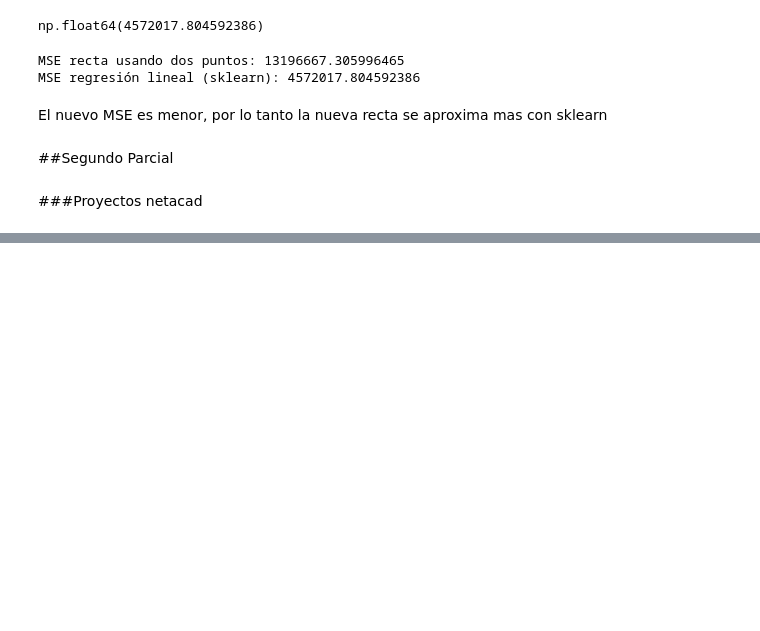
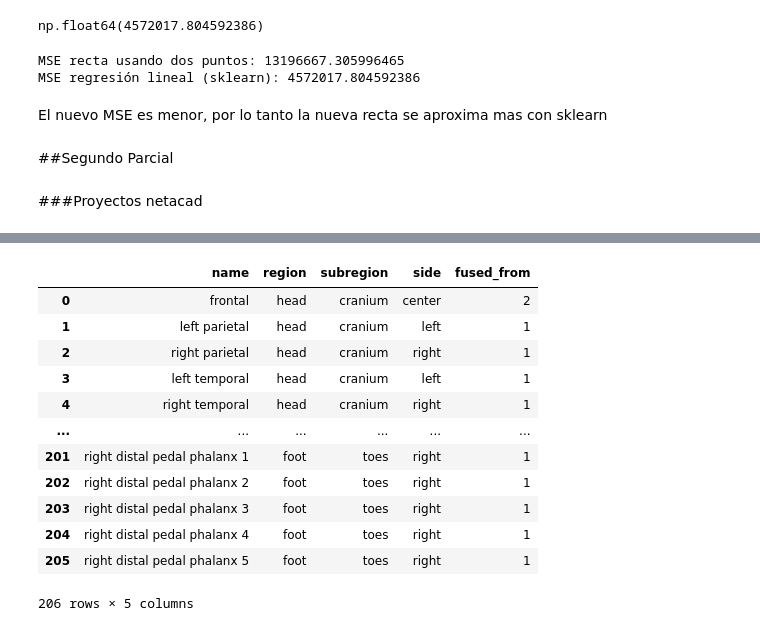
Before and after one commit to vidalesdavid/mineria_de_datos, a Jupyter notebook: Mineria_de_datos_183060.ipynb, the cells around one changed output, grey strips where cells are left out. Drawn from its saved outputs; the diff is of its cells as text; code cells hidden in the pictures; blank space fills up the shorter version.

```diff
--- a/Mineria_de_datos_183060.ipynb
+++ b/Mineria_de_datos_183060.ipynb
@@ -806,0 +824,18 @@ El nuevo MSE es menor, por lo tanto la nueva recta se aproxima mas con sklearn
+# %%
+import pandas as pd
+df = pd.read_csv('adult-human-skeleton.csv')
+df #display the dataframe
+# %% [output]
+|  | name | region | subregion | side | fused_from |
+| 0 | frontal | head | cranium | center | 2 |
+| 1 | left parietal | head | cranium | left | 1 |
+| 2 | right parietal | head | cranium | right | 1 |
+| 3 | left temporal | head | cranium | left | 1 |
+| 4 | right temporal | head | cranium | right | 1 |
+| ... | ... | ... | ... | ... | ... |
+| 201 | right distal pedal phalanx 1 | foot | toes | right | 1 |
+| 202 | right distal pedal phalanx 2 | foot | toes | right | 1 |
+| 203 | right distal pedal phalanx 3 | foot | toes | right | 1 |
+| 204 | right distal pedal phalanx 4 | foot | toes | right | 1 |
+| 205 | right distal pedal phalanx 5 | foot | toes | right | 1 |
+206 rows × 5 columns
```
Also changed, not shown: parts of 14 cells of this notebook.
